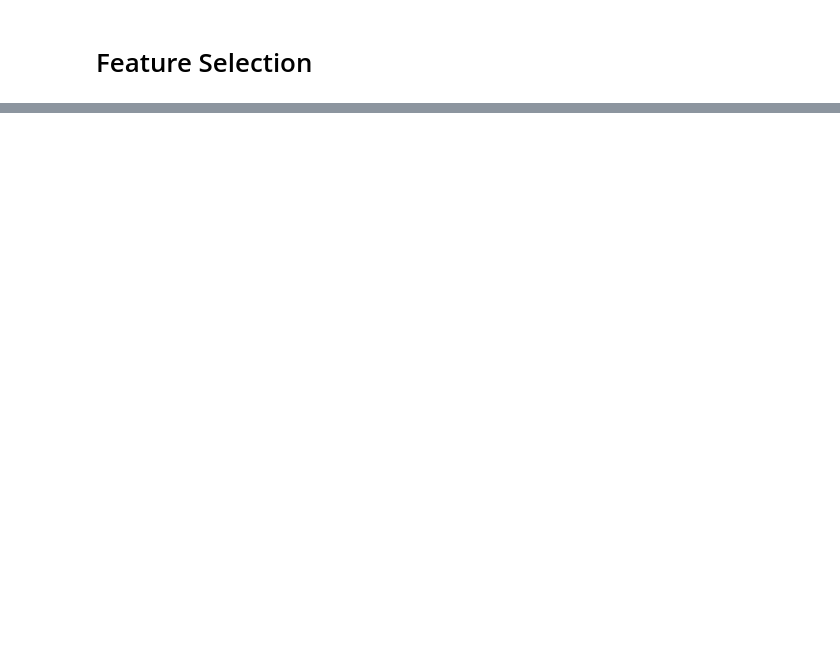
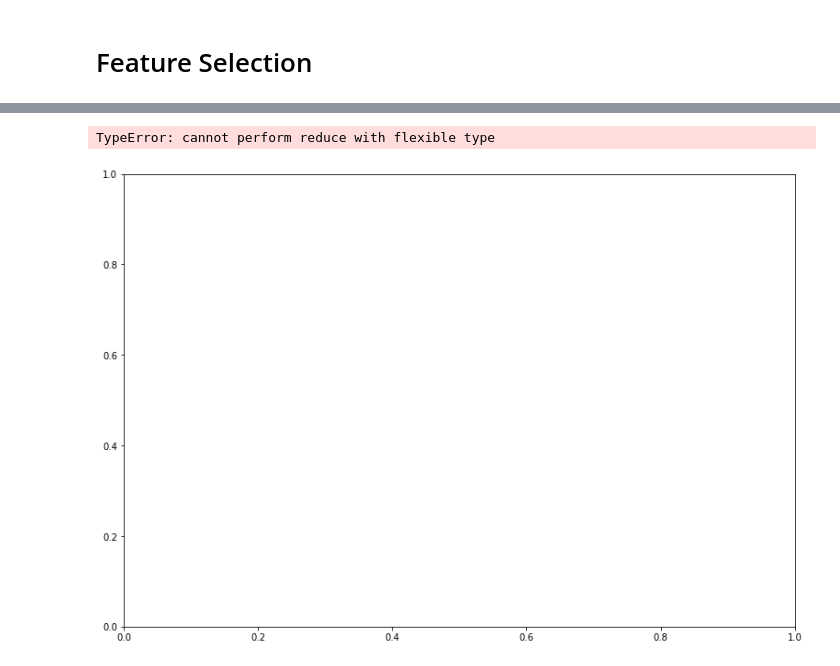
Before and after one commit to brusso115/Housing_Prices_Ames_Iowa, a Jupyter notebook: House Prices - Ames, Iowa.ipynb, the cells around one changed output, grey strips where cells are left out. Saved outputs shown, nothing was run; the diff lists cells and outputs as text; code cells hidden in the pictures; blank space fills up the shorter version.

```diff
--- a/House Prices - Ames, Iowa.ipynb
+++ b/House Prices - Ames, Iowa.ipynb
@@ -213,3 +363,3 @@ rf = RandomForestRegressor()
 # %%
-X = train.loc[:, train.columns != 'SalePrice']
-y = train['SalePrice']
+X = train_encoded.loc[:, train_encoded.columns != 'SalePrice']
+y = train_encoded['SalePrice']
@@ -217,0 +366,5 @@ cross_val_score(rf, X, y, cv=5)
+# %%
+forest = RandomForestRegressor()
+params = {'n_estimators': [100]}
+grid = GridSearchCV(forest, param_grid=params, cv=5)
+grid.fit(X, y)
@@ -217,0 +394,6 @@ cross_val_score(rf, X, y, cv=5)
+# %%
+grid.best_estimator_.feature_importances_
+train_encoded.columns.to_list()
+feature_importances = zip(train_encoded.columns.to_list(), grid.best_estimator_.feature_importances_)
+# %%
+sorted_importance = sorted(list(feature_importances),key= lambda x: x[1],reverse=True)
@@ -217,0 +420,7 @@ cross_val_score(rf, X, y, cv=5)
+# %%
+f, ax = plt.subplots(figsize=(13, 9))
+sns.barplot(sorted_importance, )
+plt.xticks(rotation=90)
+# %% [output]
+TypeError: cannot perform reduce with flexible type
+[figure, added]
```
Also changed, not shown: parts of 39 cells of this notebook.
